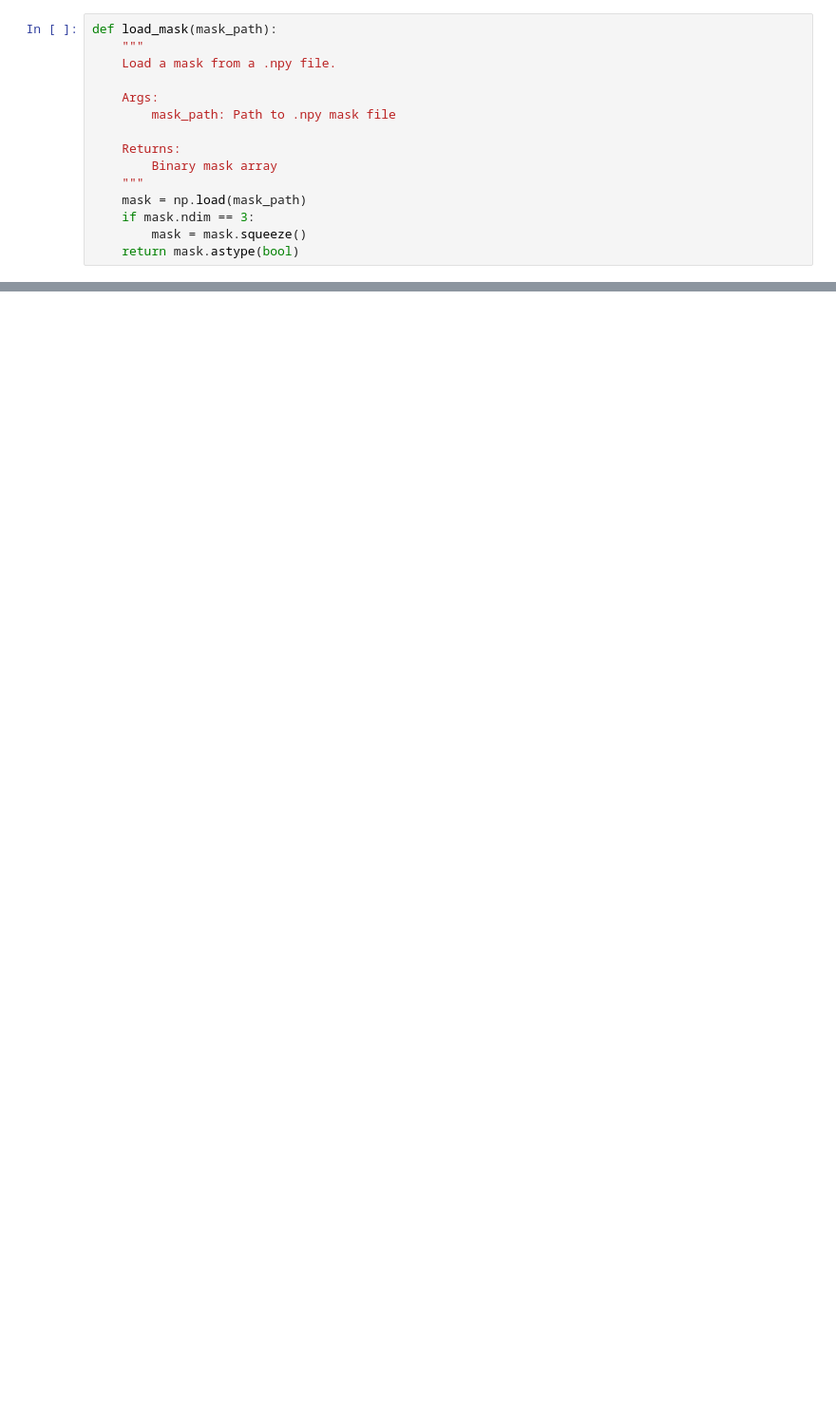
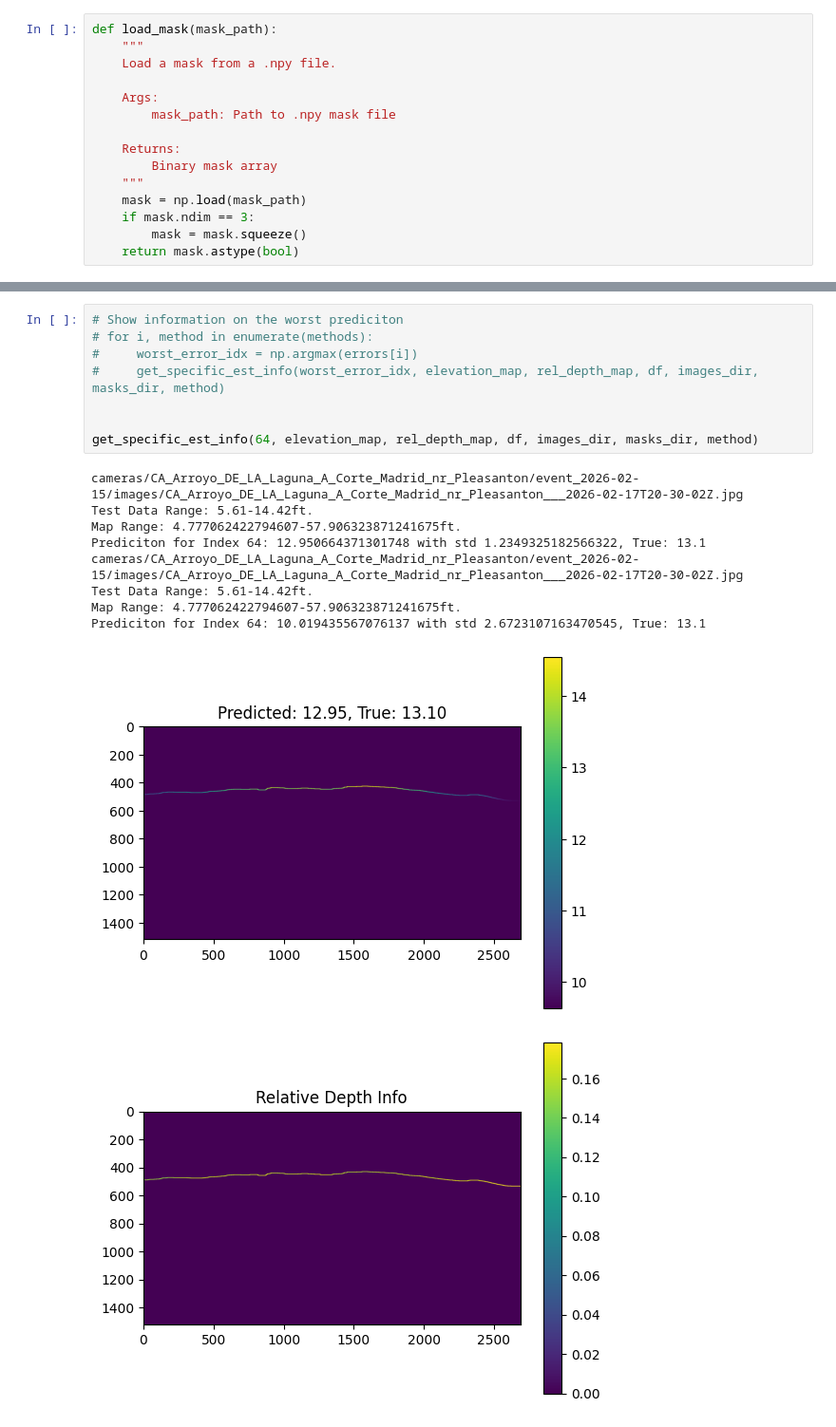
Before and after one commit to Water-Imagery-Sensing/water-level-est-v1, a Jupyter notebook: notebooks/05_map_to_prediction.ipynb, the cells around one changed output, grey strips where cells are left out. Shown at 95% size. Cells and saved outputs as stored; diff of their text form; blank space fills up the shorter version.

```diff
--- a/notebooks/05_map_to_prediction.ipynb
+++ b/notebooks/05_map_to_prediction.ipynb
@@ -319,0 +408,19 @@ Prediciton for Index 19: 5.041814768065329, True: 4.84
+# %%
+# Show information on the worst prediciton
+# for i, method in enumerate(methods):
+#     worst_error_idx = np.argmax(errors[i])
+#     get_specific_est_info(worst_error_idx, elevation_map, rel_depth_map, df, images_dir, masks_dir, method)
+
+
+get_specific_est_info(64, elevation_map, rel_depth_map, df, images_dir, masks_dir, method)
+# %% [output]
+cameras/CA_Arroyo_DE_LA_Laguna_A_Corte_Madrid_nr_Pleasanton/event_2026-02-15/images/CA_Arroyo_DE_LA_Laguna_A_Corte_Madrid_nr_Pleasanton___2026-02-17T20-30-02Z.jpg
+Test Data Range: 5.61-14.42ft.
+Map Range: 4.777062422794607-57.906323871241675ft.
+Prediciton for Index 64: 12.950664371301748 with std 1.2349325182566322, True: 13.1
+cameras/CA_Arroyo_DE_LA_Laguna_A_Corte_Madrid_nr_Pleasanton/event_2026-02-15/images/CA_Arroyo_DE_LA_Laguna_A_Corte_Madrid_nr_Pleasanton___2026-02-17T20-30-02Z.jpg
+Test Data Range: 5.61-14.42ft.
+Map Range: 4.777062422794607-57.906323871241675ft.
+Prediciton for Index 64: 10.019435567076137 with std 2.6723107163470545, True: 13.1
+[figure, added]
+[figure, added]
```
Also changed, not shown: parts of 6 cells of this notebook.
